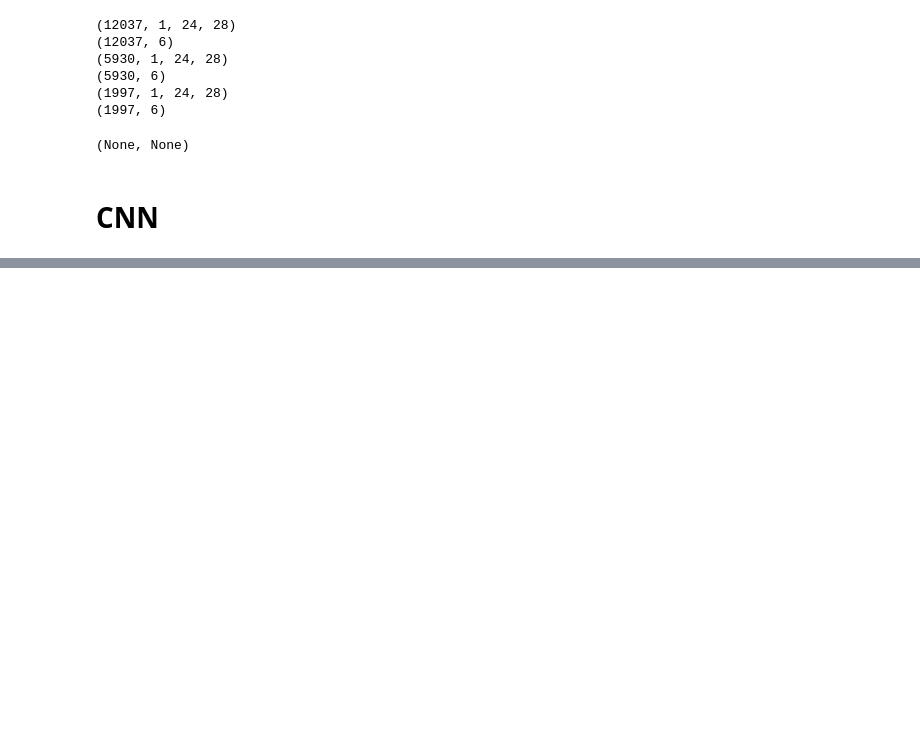
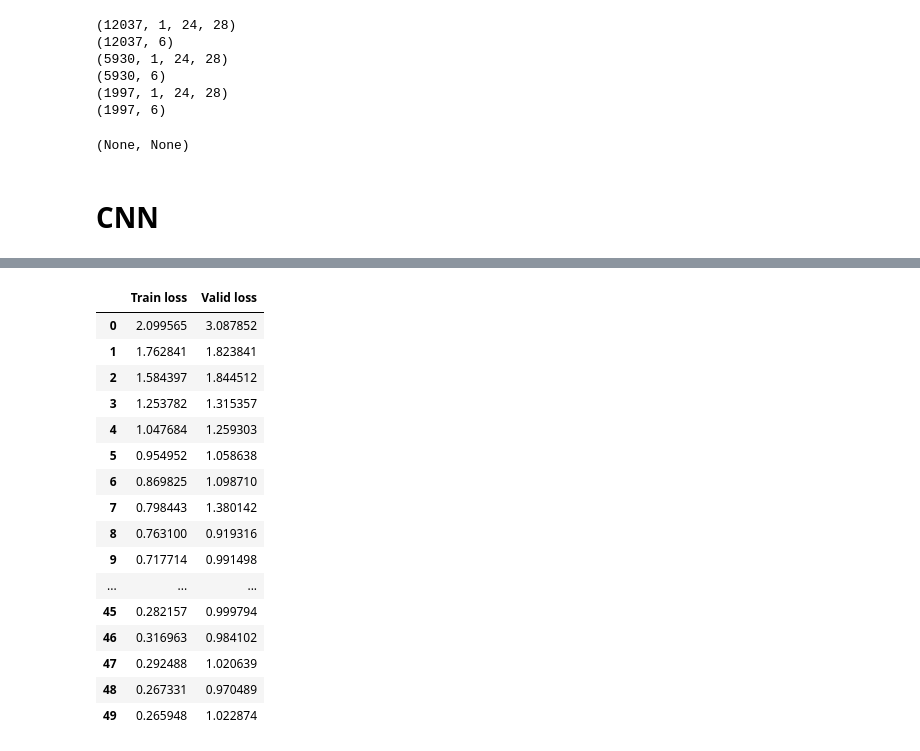
Before and after one commit to mawerid/muon_NN_NEVOD, a Jupyter notebook: model/CNN_V2.ipynb, the cells around one changed output, grey strips where cells are left out. Cells and saved outputs as stored; diff of their text form; code cells hidden in the pictures; blank space fills up the shorter version.

```diff
--- a/model/CNN_V2.ipynb
+++ b/model/CNN_V2.ipynb
@@ -176,0 +242,40 @@ model = keras.Sequential([
+# %%
+losses_train = []
+losses_valid = []
+
+for epoch in range(max_epoch):
+    train_loss = 0.0
+    for i in range(0, train_x.size()[0], batch_size):
+        data = train_x[i:i + batch_size]
+        target = train_y[i:i + batch_size]
+
+        optimizer.zero_grad()
+        prediction = model(data)
+        loss = loss_function(prediction, target)
+        loss.backward()
+        optimizer.step()
+
+        train_loss += loss.item()
+
+    valid_loss = 0.0
+    for i in range(0, valid_x.size()[0], batch_size):
+        data = valid_x[i:i + batch_size]
+        target = valid_y[i:i + batch_size]
+
+        prediction = model(data)
+        loss = loss_function(prediction, target)
+        valid_loss += loss.item()
+
+    # if (epoch) % 10 == 0:
+    print(
+        f'Epoch {epoch} \t\t Training Loss: {train_loss / len(train_x)} \t\t Validation Loss: {valid_loss / len(valid_x)}'
+    )
+
+    if (epoch > 0 and valid_loss / len(valid_x)  < min(losses_valid)):
+        torch.save(model.state_dict(),
+           "../logs/weights_model_03/model_state_adam_01.pt")
+        print("Save model")
+
+
+    losses_train.append(train_loss / len(train_x))
+    losses_valid.append(valid_loss / len(valid_x))
@@ -176,0 +303,22 @@ model = keras.Sequential([
+# %%
+losses = pd.DataFrame([losses_train, losses_valid],
+                      index=["Train loss", "Valid loss"]).T
+losses
+# %% [output]
+|  | Train loss | Valid loss |
+| 0 | 2.099565 | 3.087852 |
+| 1 | 1.762841 | 1.823841 |
+| 2 | 1.584397 | 1.844512 |
+| 3 | 1.253782 | 1.315357 |
+| 4 | 1.047684 | 1.259303 |
+| 5 | 0.954952 | 1.058638 |
+| 6 | 0.869825 | 1.098710 |
+| 7 | 0.798443 | 1.380142 |
+| 8 | 0.763100 | 0.919316 |
+| 9 | 0.717714 | 0.991498 |
+| ... | ... | ... |
+| 45 | 0.282157 | 0.999794 |
+| 46 | 0.316963 | 0.984102 |
+| 47 | 0.292488 | 1.020639 |
+| 48 | 0.267331 | 0.970489 |
+| 49 | 0.265948 | 1.022874 |
```
Also changed, not shown: parts of 11 cells of this notebook, 3 other files.
